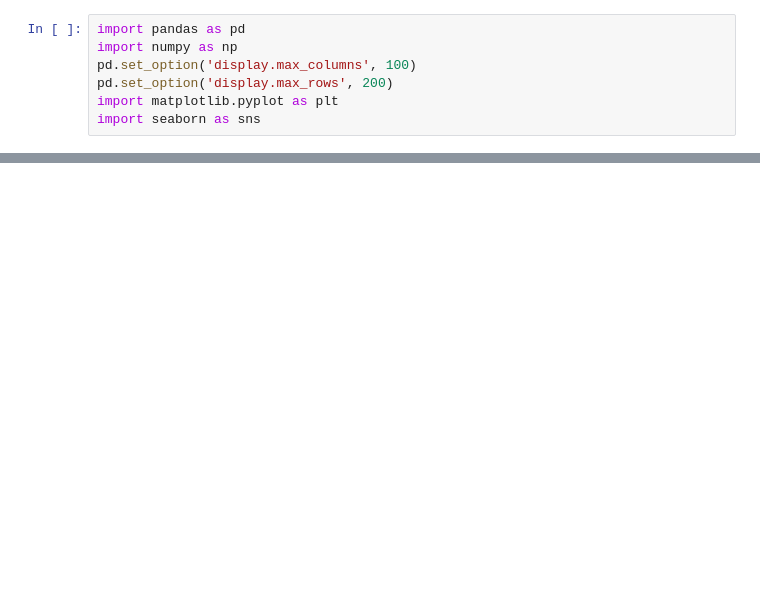
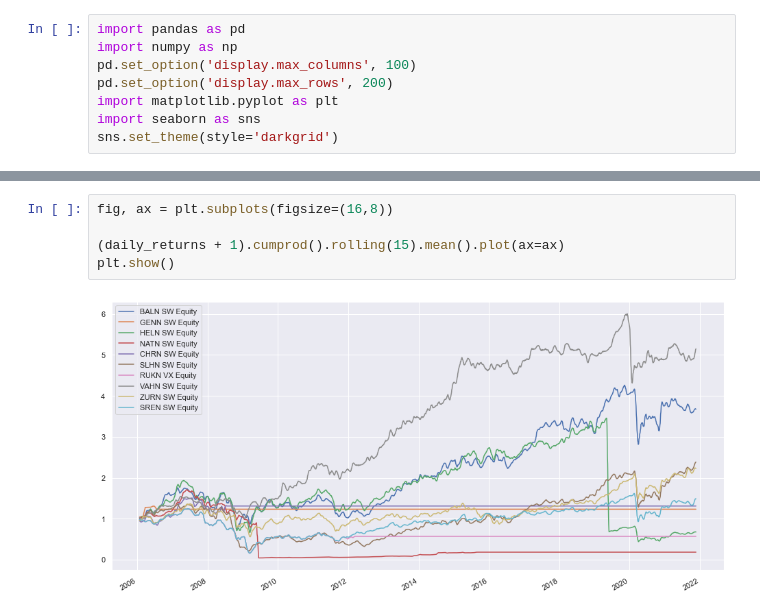
Before and after one commit to lacoupe/BCVS, a Jupyter notebook: SW/sector/sectors_first_draft.ipynb, the cells around one changed output, grey strips where cells are left out. Drawn from its saved outputs; the diff is of its cells as text; blank space fills up the shorter version.

```diff
--- a/SW/sector/sectors_first_draft.ipynb
+++ b/SW/sector/sectors_first_draft.ipynb
@@ -5,6 +5,7 @@ pd.set_option('display.max_columns', 100)
 pd.set_option('display.max_rows', 200)
 import matplotlib.pyplot as plt
 import seaborn as sns
+sns.set_theme(style='darkgrid')
 # %%
 indice_weight = pd.read_excel('data/Insurances.xlsx', sheet_name='raw_weight', skiprows=[1], index_col=0, parse_dates=True)
 indice_weight.drop(columns=indice_weight.columns[0], inplace=True)
@@ -35,0 +36,7 @@ tickers_perf.head()
+# %%
+fig, ax = plt.subplots(figsize=(16,8))
+
+(daily_returns + 1).cumprod().rolling(15).mean().plot(ax=ax)
+plt.show()
+# %% [output]
+[figure, added]
```
Also changed, not shown: parts of 13 cells of this notebook, 4 other files.
